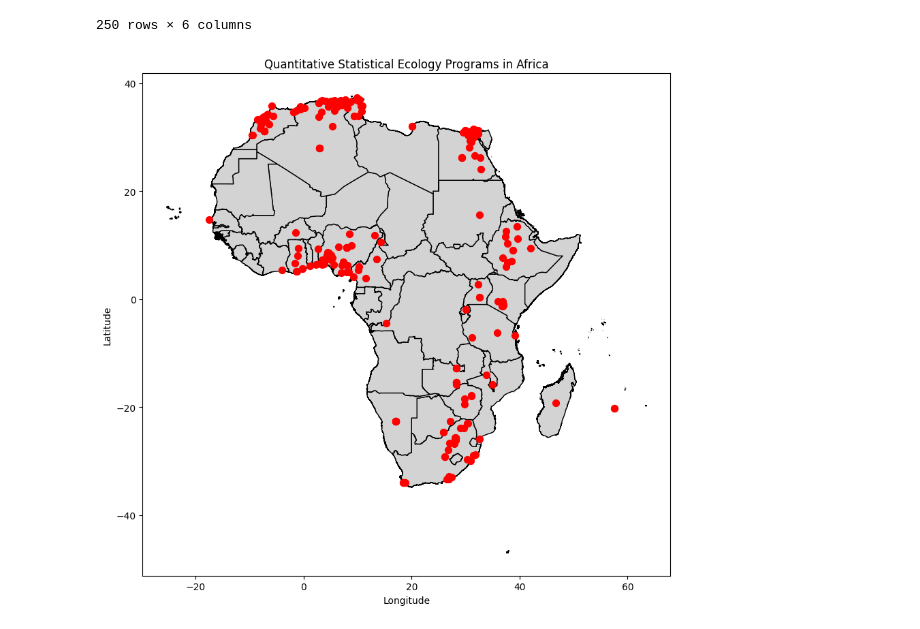
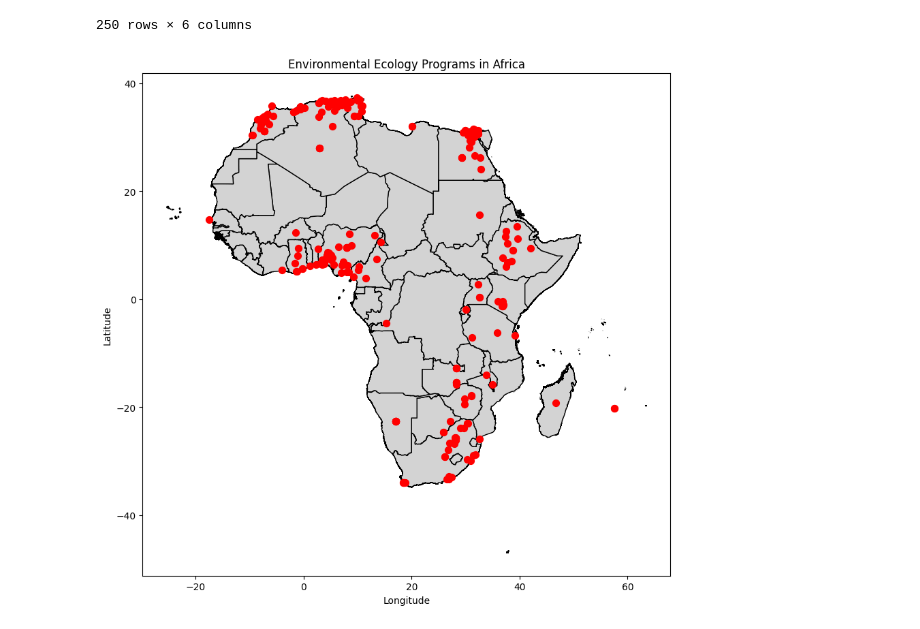
Before and after one commit to asmaatbaeen/African-universities-quantitative-ecology, a Jupyter notebook: environmental_ecology_programs.ipynb, the cells around one changed output. Cells and saved outputs as stored; diff of their text form; code cells hidden in the pictures.

```diff
--- a/environmental_ecology_programs.ipynb
+++ b/environmental_ecology_programs.ipynb
@@ -36,16 +36,16 @@ notebook_path = os.getcwd()
 child_name_shp = "afr_g2014_2013_0/afr_g2014_2013_0.shp"
 
 # Specify the name of the directory where the csv file saved
-child_name_csv = "s.csv"
+child_name_parquet = 'environmental_ecology.parquet'
 # %%
 import csv
 import pandas as pd
 
-# The path to your CSV file
-csv_file =  os.path.join(notebook_path, child_name_csv)
+# The path to your parquet file
+parquet_file =  os.path.join(notebook_path, child_name_parquet)
 
-# Read the CSV file into a DataFrame
-df = pd.read_csv(csv_file, delimiter=';' )
+# Read the parquet file into a DataFrame
+df =  pd.read_parquet(child_name_parquet)
 
 df = df.rename(columns={'Global Rank': 'name','Institution': 'country','Country': 'longitude','Sector': 'continent'})
 df['continent'] = df['continent'].fillna('Africa')
@@ -127,21 +127,21 @@ concatenated_df = add_coordinates(merged_df, "name", "country")
 # %%
 import geopandas as gpd
 import matplotlib.pyplot as plt
 from scripts import map_plot
 import os
 
 # Get the current directory (path) of the notebook
 notebook_path = os.getcwd()
 
 # Specify the name of the child directory or file
 child_name = "afr_g2014_2013_0/afr_g2014_2013_0.shp"  # Replace with the desired child directory or file name
 
 # Construct the path to the child directory or file
 child_path = os.path.join(notebook_path, child_name)
 
 
 africa_shapefile = child_path # Replace with the actual file path
 
-map_plot(africa_shapefile,concatenated_df,"Environmental/Ecology Programs in Africa")
+map_plot(africa_shapefile,concatenated_df,"Environmental Ecology Programs in Africa")
 # %% [output]
-[figure, old version]
+[figure, new version]
```
Also changed, not shown: 5 other files.
